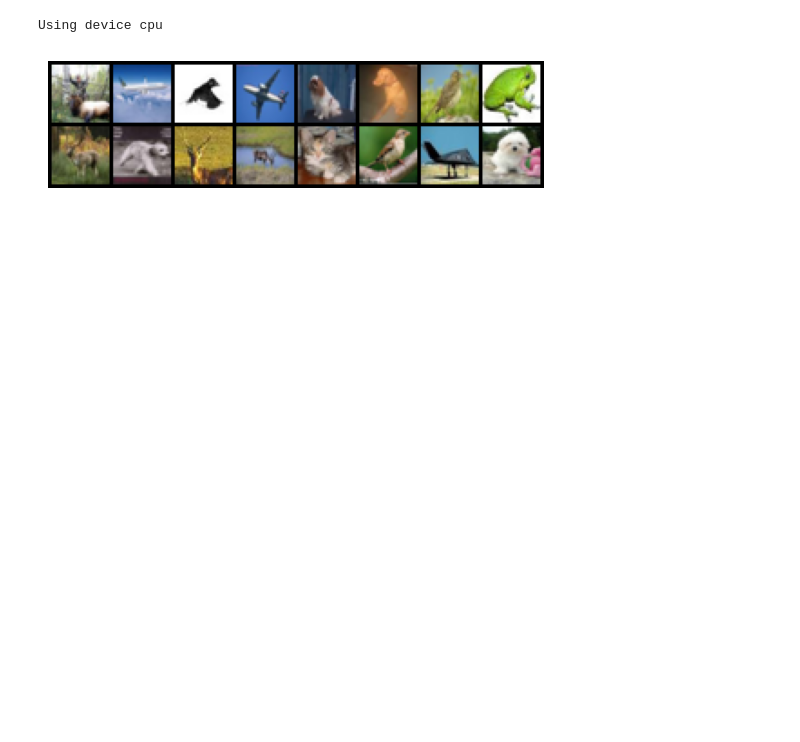
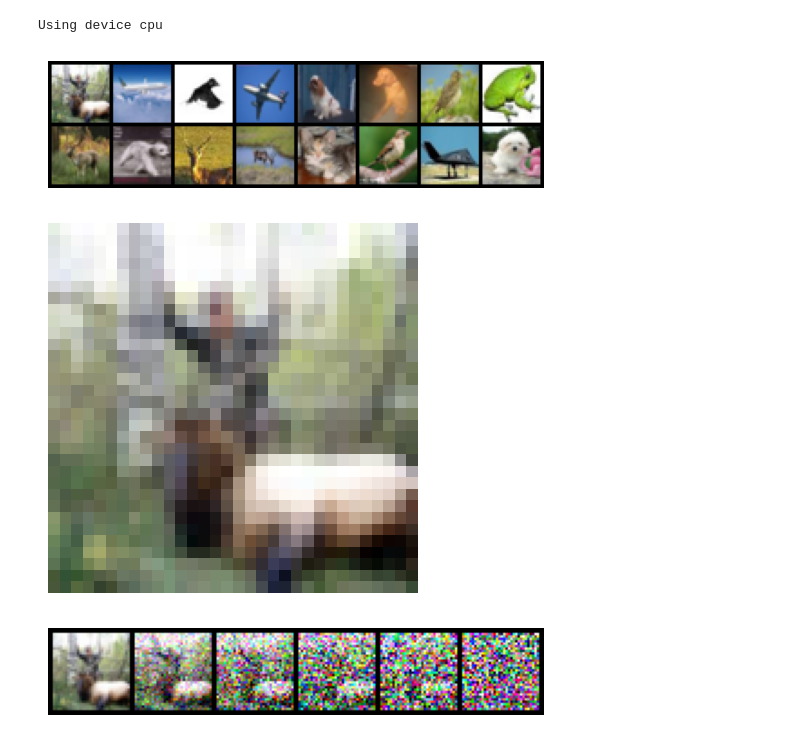
Before and after one commit to VishalPainjane/reimplementing_papers, a Jupyter notebook: Diffution_model/main.ipynb, the cells around one changed output. Saved outputs shown, nothing was run; the diff lists cells and outputs as text; code cells hidden in the pictures; blank space fills up the shorter version.

```diff
--- a/Diffution_model/main.ipynb
+++ b/Diffution_model/main.ipynb
@@ -43,0 +85,24 @@ show_img(image_batch[:16])
+# %%
+show_img(image_batch[0])
+# %% [output]
+[figure, added]
+# %%
+single_image = image_batch[0].unsqueeze(0)
+
+# Define timesteps to visualize
+timesteps_to_show = [0, 50, 100, 150, 199, 299]
+noisy_images = []
+
+# Generate noisy versions of the image at different timesteps
+for t_val in timesteps_to_show:
+    t = torch.tensor([t_val], dtype=torch.long)
+    noisy_img, _ = forward_diff_sample(single_image, t)
+    noisy_images.append(noisy_img)
+
+# Concatenate for visualization
+noisy_images_tensor = torch.cat(noisy_images, dim=0)
+
+# Show the results
+show_img(noisy_images_tensor)
+# %% [output]
+[figure, added]
```
Also changed, not shown: parts of 3 cells of this notebook.
